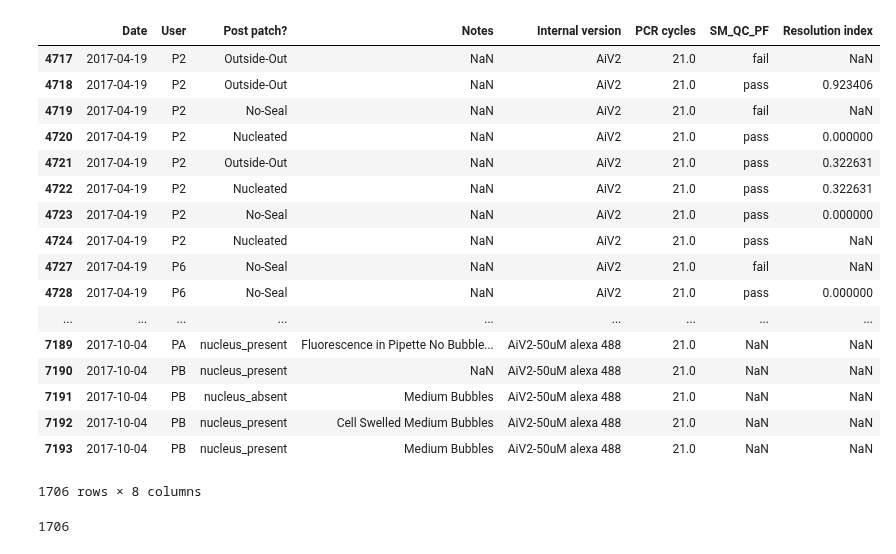
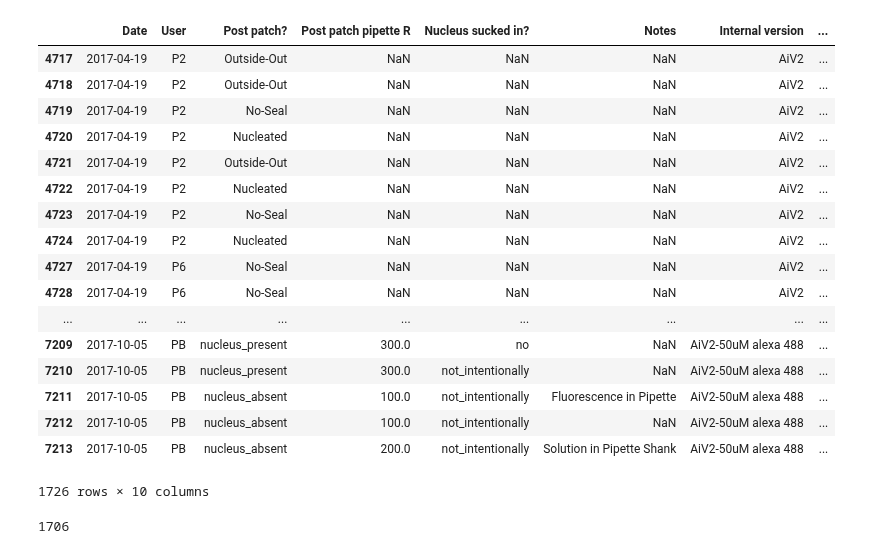
Before and after one commit to ru57y34nn/patchseq_gdoc_analysis, a Jupyter notebook: Post_patch_analysis.ipynb, the cells around one changed output. Cells and saved outputs as stored; diff of their text form; code cells hidden in the pictures.

```diff
--- a/Post_patch_analysis.ipynb
+++ b/Post_patch_analysis.ipynb
@@ -21,36 +13,36 @@ ps.head()
 # %%
-ps = ps[["Date", "User", "Post patch?", "Notes","Internal version", "PCR cycles", "SM_QC_PF", "Resolution index", "Bad dates"]]
+ps = ps[["Date", "User", "Post patch?", "Post patch pipette R", "Nucleus sucked in?", "Notes","Internal version", "PCR cycles", "SM_QC_PF", "Resolution index", "Bad dates"]]
 #ps.dropna(subset = ["SM_QC_PF", "Post patch?"], inplace = True)
 ps.dropna(subset = ["Post patch?"], inplace = True)
 ps["User"] = ps["User"].astype("category")
 ps["Post patch?"] = ps["Post patch?"].astype("category")
 ps["SM_QC_PF"] = ps["SM_QC_PF"].astype("category")
 ps = ps[ps["Bad dates"] != 'x']
 ps = ps[ps["SM_QC_PF"] != "cnt"]
 ps = ps[ps["PCR cycles"] == 21]
 ps = ps.drop('Bad dates', 1)
 ps["Date"] = pd.to_datetime(ps["Date"], format = '%y%m%d')
 #ps["PCR cycles"].value_counts()
 ps
 # %% [output]
-|  | Date | User | Post patch? | Notes | Internal version | PCR cycles | SM_QC_PF | Resolution index |
-| 4717 | 2017-04-19 | P2 | Outside-Out | NaN | AiV2 | 21.0 | fail | NaN |
-| 4718 | 2017-04-19 | P2 | Outside-Out | NaN | AiV2 | 21.0 | pass | 0.923406 |
-| 4719 | 2017-04-19 | P2 | No-Seal | NaN | AiV2 | 21.0 | fail | NaN |
-| 4720 | 2017-04-19 | P2 | Nucleated | NaN | AiV2 | 21.0 | pass | 0.000000 |
-| 4721 | 2017-04-19 | P2 | Outside-Out | NaN | AiV2 | 21.0 | pass | 0.322631 |
-| 4722 | 2017-04-19 | P2 | Nucleated | NaN | AiV2 | 21.0 | pass | 0.322631 |
-| 4723 | 2017-04-19 | P2 | No-Seal | NaN | AiV2 | 21.0 | pass | 0.000000 |
-| 4724 | 2017-04-19 | P2 | Nucleated | NaN | AiV2 | 21.0 | pass | NaN |
-| 4727 | 2017-04-19 | P6 | No-Seal | NaN | AiV2 | 21.0 | fail | NaN |
-| 4728 | 2017-04-19 | P6 | No-Seal | NaN | AiV2 | 21.0 | pass | 0.000000 |
+|  | Date | User | Post patch? | Post patch pipette R | Nucleus sucked in? | Notes | Internal version | ... |
+| 4717 | 2017-04-19 | P2 | Outside-Out | NaN | NaN | NaN | AiV2 | ... |
+| 4718 | 2017-04-19 | P2 | Outside-Out | NaN | NaN | NaN | AiV2 | ... |
+| 4719 | 2017-04-19 | P2 | No-Seal | NaN | NaN | NaN | AiV2 | ... |
+| 4720 | 2017-04-19 | P2 | Nucleated | NaN | NaN | NaN | AiV2 | ... |
+| 4721 | 2017-04-19 | P2 | Outside-Out | NaN | NaN | NaN | AiV2 | ... |
+| 4722 | 2017-04-19 | P2 | Nucleated | NaN | NaN | NaN | AiV2 | ... |
+| 4723 | 2017-04-19 | P2 | No-Seal | NaN | NaN | NaN | AiV2 | ... |
+| 4724 | 2017-04-19 | P2 | Nucleated | NaN | NaN | NaN | AiV2 | ... |
+| 4727 | 2017-04-19 | P6 | No-Seal | NaN | NaN | NaN | AiV2 | ... |
+| 4728 | 2017-04-19 | P6 | No-Seal | NaN | NaN | NaN | AiV2 | ... |
 | ... | ... | ... | ... | ... | ... | ... | ... | ... |
-| 7189 | 2017-10-04 | PA | nucleus_present | Fluorescence in Pipette No Bubble... | AiV2-50uM alexa 488 | 21.0 | NaN | NaN |
-| 7190 | 2017-10-04 | PB | nucleus_present | NaN | AiV2-50uM alexa 488 | 21.0 | NaN | NaN |
-| 7191 | 2017-10-04 | PB | nucleus_absent | Medium Bubbles | AiV2-50uM alexa 488 | 21.0 | NaN | NaN |
-| 7192 | 2017-10-04 | PB | nucleus_present | Cell Swelled Medium Bubbles | AiV2-50uM alexa 488 | 21.0 | NaN | NaN |
-| 7193 | 2017-10-04 | PB | nucleus_present | Medium Bubbles | AiV2-50uM alexa 488 | 21.0 | NaN | NaN |
+| 7209 | 2017-10-05 | PB | nucleus_present | 300.0 | no | NaN | AiV2-50uM alexa 488 | ... |
+| 7210 | 2017-10-05 | PB | nucleus_present | 300.0 | not_intentionally | NaN | AiV2-50uM alexa 488 | ... |
+| 7211 | 2017-10-05 | PB | nucleus_absent | 100.0 | not_intentionally | Fluorescence in Pipette | AiV2-50uM alexa 488 | ... |
+| 7212 | 2017-10-05 | PB | nucleus_absent | 100.0 | not_intentionally | NaN | AiV2-50uM alexa 488 | ... |
+| 7213 | 2017-10-05 | PB | nucleus_absent | 200.0 | not_intentionally | Solution in Pipette Shank | AiV2-50uM alexa 488 | ... |
-1706 rows × 8 columns
+1726 rows × 10 columns
 # %%
 total = ps["Post patch?"].count()
 total
```
Also changed, not shown: parts of 7 cells of this notebook, 1 other file.
